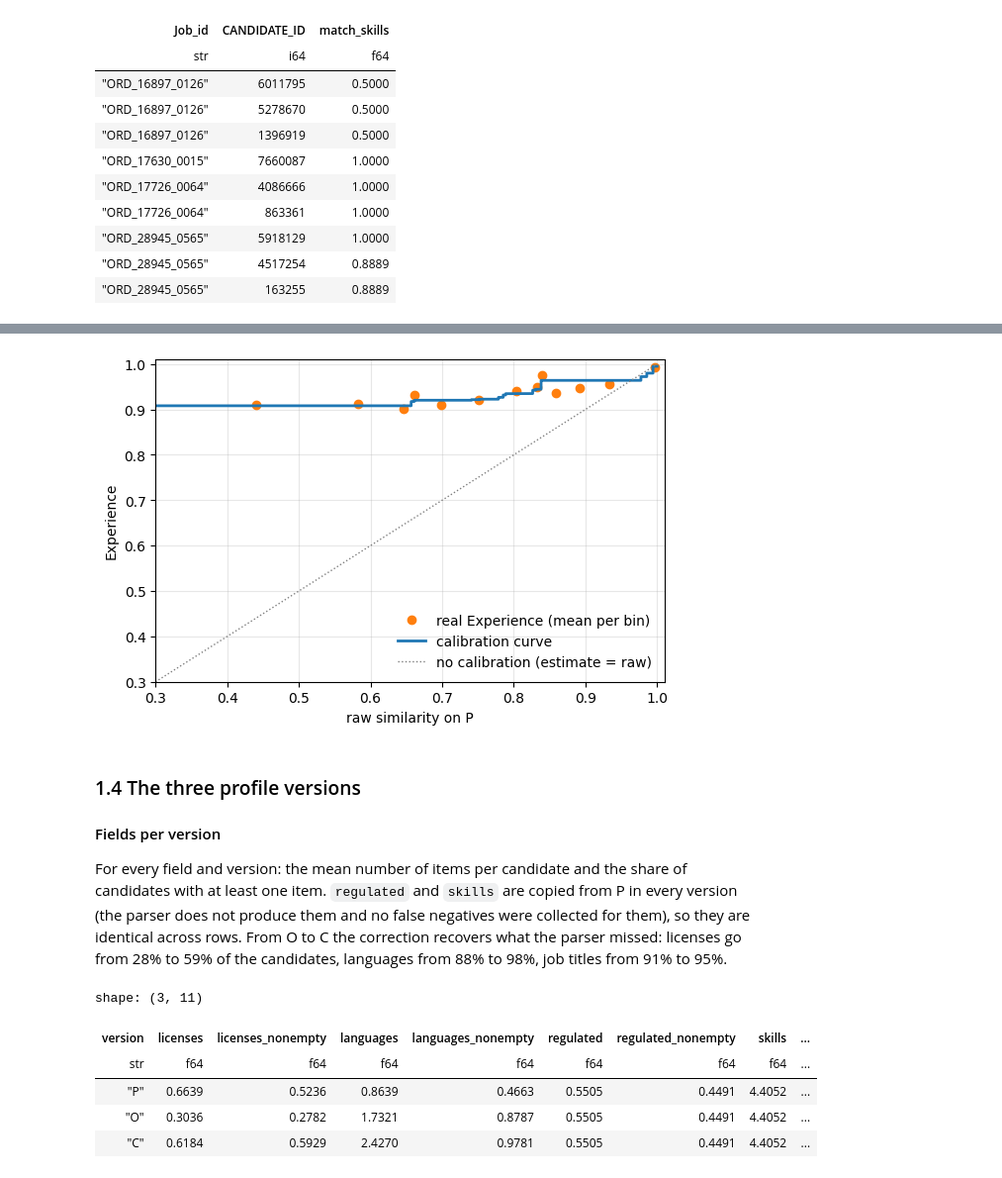
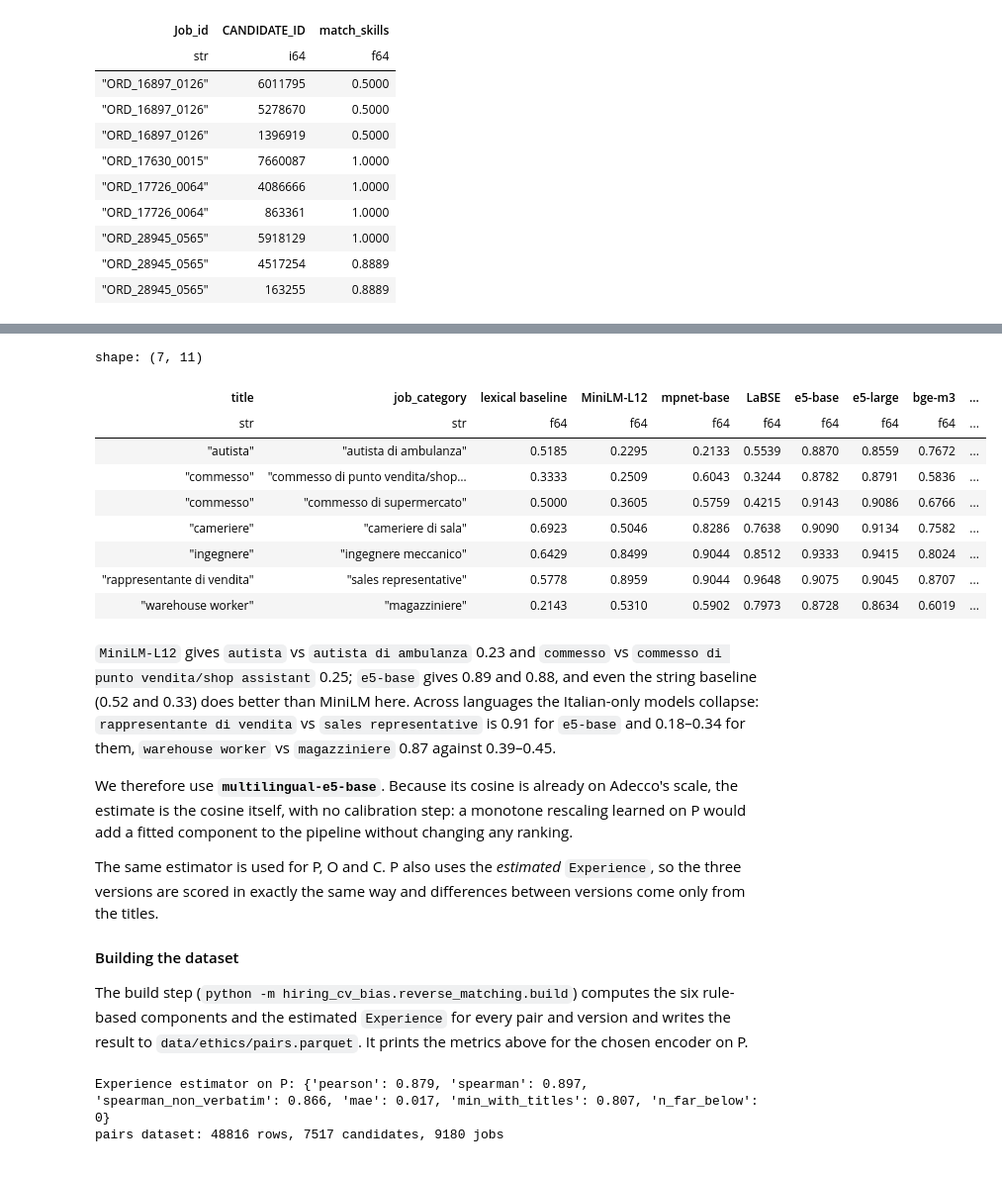
Before and after one commit to francescobaio/hiring_cv_bias, a Jupyter notebook: notebooks/phase1_data_audit.ipynb, the cells around one changed output, grey strips where cells are left out. Shown at 99% size. Drawn from its saved outputs; the diff is of its cells as text; code cells hidden in the pictures.

```diff
--- a/notebooks/phase1_data_audit.ipynb
+++ b/notebooks/phase1_data_audit.ipynb
@@ -490,29 +536,48 @@ similarity goes up, the blue curve stays flat: that is the merging rule of step
 # %%
-from hiring_cv_bias.fairness.plots import plot_calibration_curve
-
-fig = plot_calibration_curve(pairs)
-plt.show()
+display(probe_table(estimators))
 # %% [output]
-[figure, removed]
+shape: (7, 11)
+| title | job_category | lexical baseline | MiniLM-L12 | mpnet-base | LaBSE | e5-base | e5-large | bge-m3 | ... |
+| str | str | f64 | f64 | f64 | f64 | f64 | f64 | f64 | ... |
+| "autista" | "autista di ambulanza" | 0.5185 | 0.2295 | 0.2133 | 0.5539 | 0.8870 | 0.8559 | 0.7672 | ... |
+| "commesso" | "commesso di punto vendita/shop… | 0.3333 | 0.2509 | 0.6043 | 0.3244 | 0.8782 | 0.8791 | 0.5836 | ... |
+| "commesso" | "commesso di supermercato" | 0.5000 | 0.3605 | 0.5759 | 0.4215 | 0.9143 | 0.9086 | 0.6766 | ... |
+| "cameriere" | "cameriere di sala" | 0.6923 | 0.5046 | 0.8286 | 0.7638 | 0.9090 | 0.9134 | 0.7582 | ... |
+| "ingegnere" | "ingegnere meccanico" | 0.6429 | 0.8499 | 0.9044 | 0.8512 | 0.9333 | 0.9415 | 0.8024 | ... |
+| "rappresentante di vendita" | "sales representative" | 0.5778 | 0.8959 | 0.9044 | 0.9648 | 0.9075 | 0.9045 | 0.8707 | ... |
+| "warehouse worker" | "magazziniere" | 0.2143 | 0.5310 | 0.5902 | 0.7973 | 0.8728 | 0.8634 | 0.6019 | ... |
 # %% [markdown]
-### 1.4 The three profile versions
+`MiniLM-L12` gives `autista` vs `autista di ambulanza` 0.23 and `commesso` vs `commesso di punto vendita/shop assistant`
+0.25; `e5-base` gives 0.89 and 0.88, and even the string baseline (0.52 and 0.33) does better than MiniLM here. Across
+languages the Italian-only models collapse: `rappresentante di vendita` vs `sales representative` is 0.91 for
+`e5-base` and 0.18–0.34 for them, `warehouse worker` vs `magazziniere` 0.87 against 0.39–0.45.
 
-#### Fields per version
+We therefore use **`multilingual-e5-base`**. Because its cosine is already on Adecco's scale, the estimate is the
+cosine itself, with no calibration step: a monotone rescaling learned on P would add a fitted component to the
+pipeline without changing any ranking.
 
-For every field and version: the mean number of items per candidate and the share of candidates with at least one
-item. `regulated` and `skills` are copied from P in every version (the parser does not produce them and no false
-negatives were collected for them), so they are identical across rows. From O to C the correction recovers what the
-parser missed: licenses go from 28% to 59% of the candidates, languages from 88% to 98%, job titles from 91% to 95%.
+The same estimator is used for P, O and C. P also uses the *estimated* `Experience`, so the three versions are scored
+in exactly the same way and differences between versions come only from the titles.
+
+#### Building the dataset
+
+The build step (`python -m hiring_cv_bias.reverse_matching.build`) computes the six rule-based components and the
+estimated `Experience` for every pair and version and writes the result to `data/ethics/pairs.parquet`. It prints the
+metrics above for the chosen encoder on P.
 # %%
-from hiring_cv_bias.reverse_matching.audit import profile_field_stats
+from hiring_cv_bias.reverse_matching.build import build_dataset
 
-profiles = result.profiles
-display(profile_field_stats(profiles))
+result = build_dataset()
+pairs = result.pairs
+print(
+    "Experience estimator on P:",
+    {k: round(v, 3) for k, v in result.experience_diagnostics.items()},
+)
+print(
+    f"pairs dataset: {pairs.height} rows, {pairs['CANDIDATE_ID'].n_unique()} candidates, "
+    f"{pairs['Job_id'].n_unique()} jobs"
+)
 # %% [output]
-shape: (3, 11)
+Experience estimator on P: {'pearson': 0.879, 'spearman': 0.897, 'spearman_non_verbatim': 0.866, 'mae': 0.017, 'min_with_titles': 0.807, 'n_far_below': 0}
+pairs dataset: 48816 rows, 7517 candidates, 9180 jobs
-| version | licenses | licenses_nonempty | languages | languages_nonempty | regulated | regulated_nonempty | skills | ... |
-| str | f64 | f64 | f64 | f64 | f64 | f64 | f64 | ... |
-| "P" | 0.6639 | 0.5236 | 0.8639 | 0.4663 | 0.5505 | 0.4491 | 4.4052 | ... |
-| "O" | 0.3036 | 0.2782 | 1.7321 | 0.8787 | 0.5505 | 0.4491 | 4.4052 | ... |
-| "C" | 0.6184 | 0.5929 | 2.4270 | 0.9781 | 0.5505 | 0.4491 | 4.4052 | ... |
 # %% [markdown]
```
Also changed, not shown: parts of 15 cells of this notebook, 12 other files.
